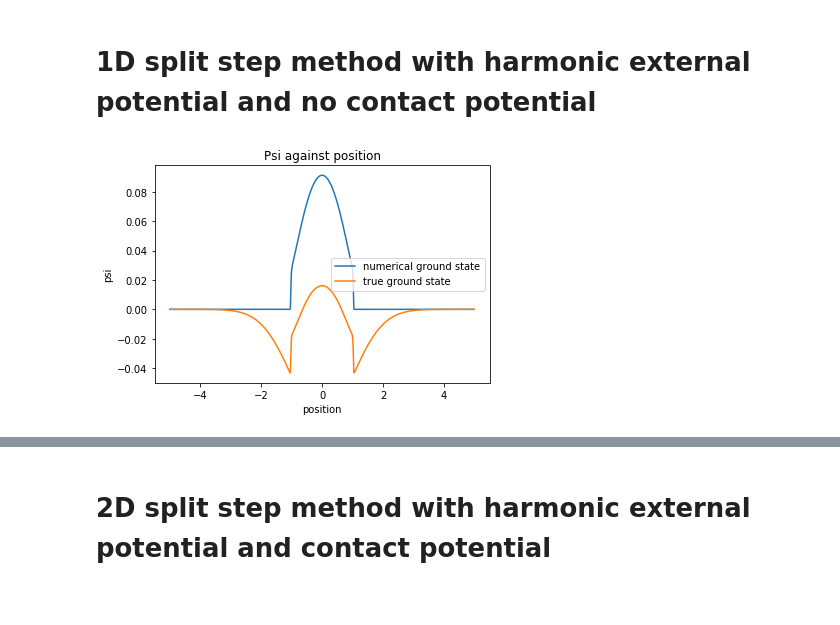
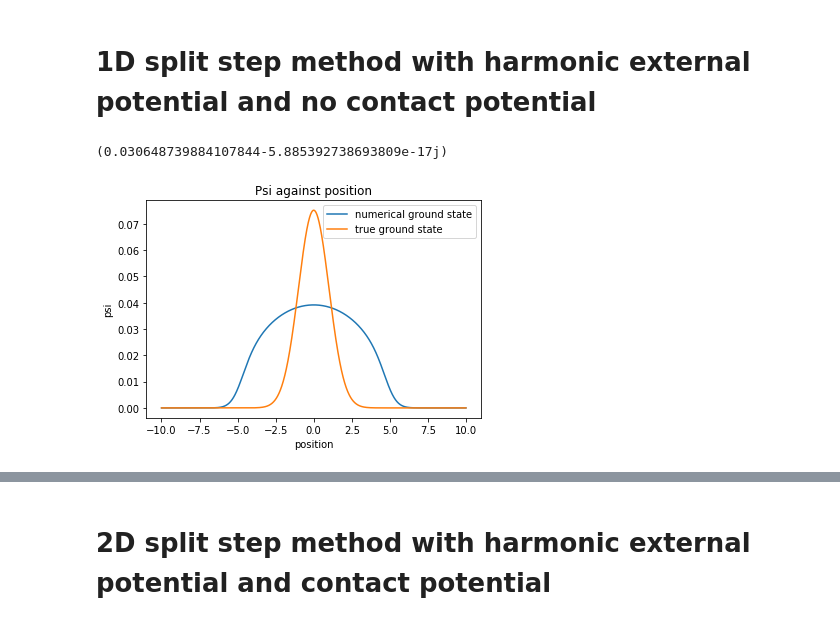
Before and after one commit to DavidStrachan1/BEC-of-dipolar-atoms-simulations, a Jupyter notebook: BEC split step method-checkpoint.ipynb, the cells around one changed output, grey strips where cells are left out. Drawn from its saved outputs; the diff is of its cells as text; code cells hidden in the pictures.

```diff
--- a/BEC split step method-checkpoint.ipynb
+++ b/BEC split step method-checkpoint.ipynb
@@ -8,60 +8,61 @@ import matplotlib.pyplot as plt
 from numpy import linalg as LA
 import warnings
 warnings.simplefilter('ignore')
-N = 999 # number of x values
+from tqdm import tqdm_notebook
+N = 1999 # number of x values
 
-m = 1 # mass of particle
+m = 2.7774e-25 # mass of erbium in kg
+w = 20*np.pi #angular frequency
 
-w = 1 #angular frequency
-
-dt = -0.1j #imaginary time propagation
-
+dt = -0.05j #imaginary time propagation in dimensionless units
 dx = 1e-2 #sample spacing
-
-x = np.linspace(-N*dx/2,N*dx/2,N) #setting the x values
-
+x = np.linspace(-N*dx/2,N*dx/2,N) #setting the x values in dimensionless units
 k = fftfreq(len(x),dx/(2*np.pi)) # setting the k values
 
-T = 0.5*(k**2)/m #kinetic energy array
+T = 0.5*(k**2) #kinetic energy array
 
-g=10
+n = 3e5
+xs = np.sqrt(sc.hbar/(m*w)) # scaling parameter of dimensionless length
+a= 5.1e-9
+gs = 4*np.pi*a*n/xs
 
 ##harmonic potential
 def V(psi):
-    out = 0.5*m*(w*x)**2 +g*psi**2
+    out = 0.5*x**2 +gs*np.abs(psi)**2
     return out
 
 ##box potential
 
-def V(psi):
-    out = x**100 +g*psi**2
-    return out
+#def V(psi):
+   # out = x**100 + gs*psi**2
+   # return out
 
-psi = np.exp(-x**2) #initial guess of gaussian
+psi =np.exp(-x**2) #initial guess of gaussian
 
-#exp_V = np.exp(-1j*dt*V/2) # combining exp(V) and (imaginary) time propagation
-np.exp(-1j*dt*V(psi)/2)
+
+
 exp_T =np.exp(-1j*dt*T) # combining exp(T) and (imaginary) time propagation
 
-for i in range(100):
+for i in tqdm_notebook(range(1000),leave = False):
 
-    psi = np.exp(-1j*dt*V(psi)/2)*ifft(exp_T*fft(np.exp(-1j*dt*V(psi)/2)*psi)) # loop that applies the split step time method
-
-psi /= LA.norm(psi) #normalisation
+    #psi = exp_V*ifft(exp_T*fft(exp_V*psi)) # loop that applies the split step time method
+    psi = np.exp(-0.5j*dt*V(psi))*ifft(exp_T*fft(np.exp(-0.5j*dt*V(psi))*psi))
+    psi /= LA.norm(psi) #normalisation
 
 
-gnd_state = np.exp((-m*w*x**2)/2)
+gnd_state = np.exp((-x**2)/2)
 gnd_state /= LA.norm(gnd_state)
 diff = psi-gnd_state
-#print(diff)
+print(np.max(diff))
 
 plt.plot(x,psi, label ="numerical ground state")
-plt.plot(x,diff, label ="true ground state")
-#plt.plot(x,V/sc.hbar, label ="potential")
+plt.plot(x,gnd_state, label ="true ground state")
+
 plt.xlabel('position')
 plt.ylabel('psi')
 plt.legend()
 plt.title('Psi against position')
 plt.show() # plots psi against x
 # %% [output]
+(0.030648739884107844-5.885392738693809e-17j)
-[figure, old version]
+[figure, new version]
```
Also changed, not shown: parts of 4 cells of this notebook.
